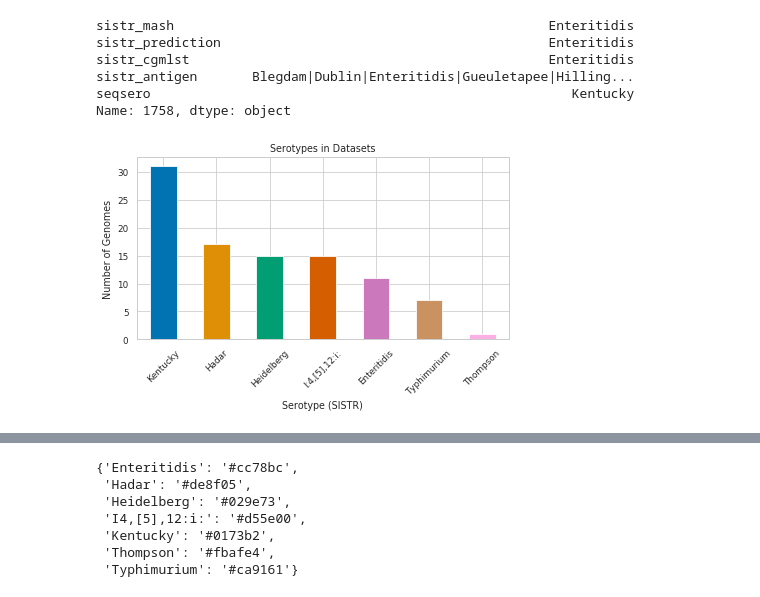
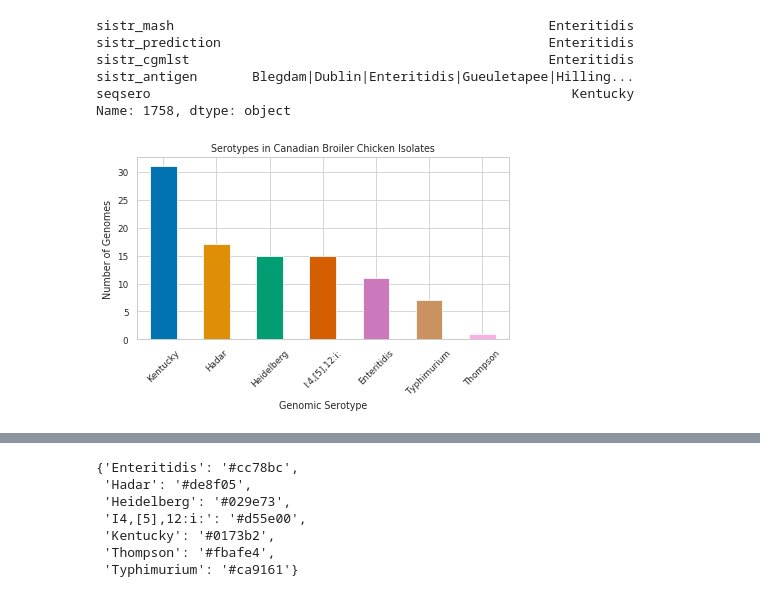
Before and after one commit to fmaguire/aafc_salmonella, a Jupyter notebook: salmonella_analyses.ipynb, the cells around one changed output, grey strips where cells are left out. Saved outputs shown, nothing was run; the diff lists cells and outputs as text; code cells hidden in the pictures.

```diff
--- a/salmonella_analyses.ipynb
+++ b/salmonella_analyses.ipynb
@@ -112,12 +112,12 @@ seqsero                                                      Kentucky
 Name: 1758, dtype: object
 # %%
 serotype_comparisons['sistr_prediction'].value_counts().plot(kind='bar')
-plt.title('Serotypes in Datasets')
+plt.title('Serotypes in Canadian Broiler Chicken Isolates')
 plt.ylabel('Number of Genomes')
 plt.xticks(rotation=45)
-plt.xlabel('Serotype (SISTR)')
+plt.xlabel('Genomic Serotype')
 plt.tight_layout()
 plt.savefig('analyses/serotyping/serotypes.svg')
 plt.savefig('analyses/serotyping/serotypes.pdf')
 # %% [output]
-[figure, old version]
+[figure, new version]
```
Also changed, not shown: parts of 31 cells of this notebook, 27 other files.
